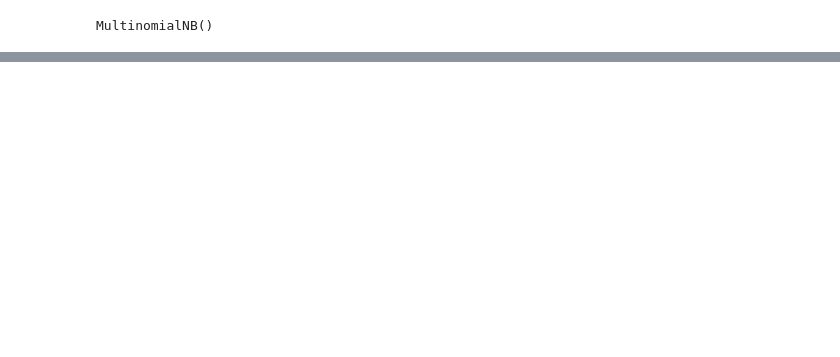
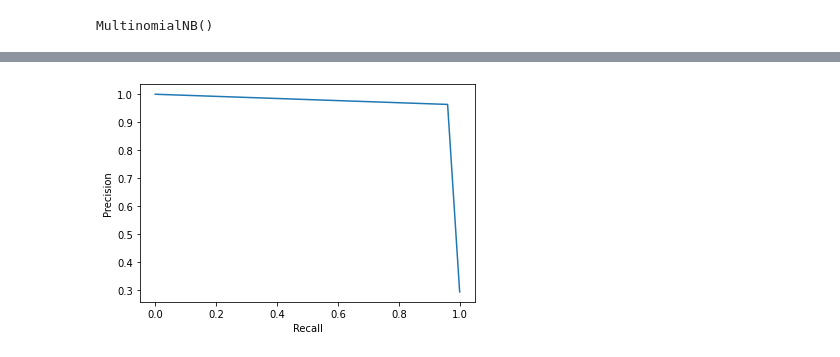
Before and after one commit to toanprogl2002/midtermMachineLeaning, a Jupyter notebook: Ex1.ipynb, the cells around one changed output, grey strips where cells are left out. Cells and saved outputs as stored; diff of their text form; code cells hidden in the pictures; blank space fills up the shorter version.

```diff
--- a/Ex1.ipynb
+++ b/Ex1.ipynb
@@ -101,0 +113,7 @@ precision, recall, thresholds = precision_recall_curve(y_test, y_predict)
+# %%
+plt.xlabel('Recall')
+plt.ylabel('Precision')
+plt.plot(recall, precision)
+plt.show()
+# %% [output]
+[figure, added]
```
Also changed, not shown: parts of 29 cells of this notebook.
